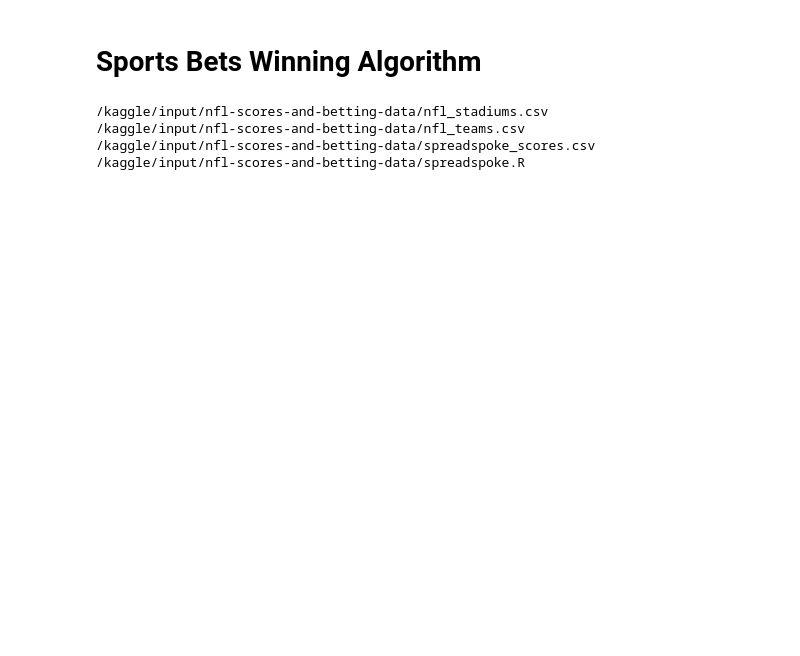
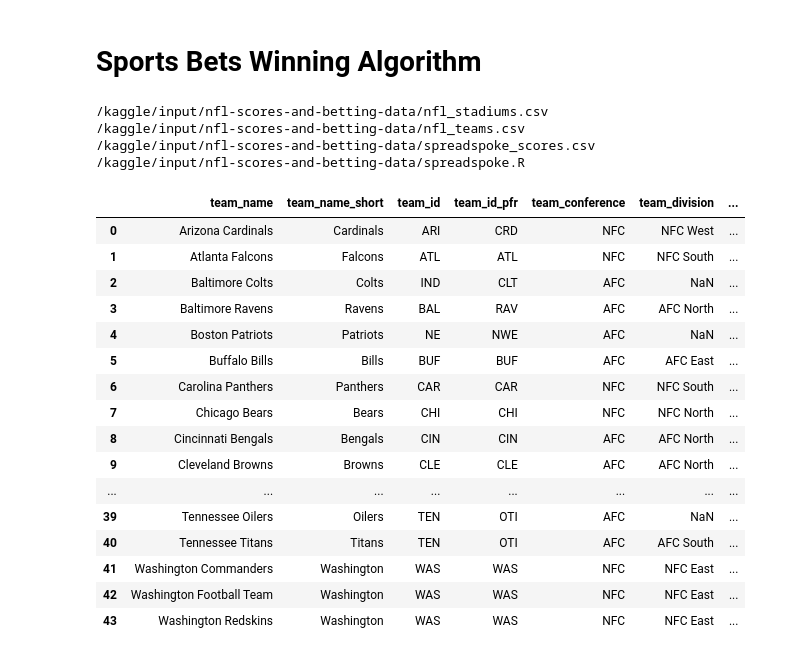
Before and after one commit to DaScient/Data-Science_Large_Pack, a Jupyter notebook: sports-bets-winning-algorithm.ipynb, the cells around one changed output. Saved outputs shown, nothing was run; the diff lists cells and outputs as text; code cells hidden in the pictures; blank space fills up the shorter version.

```diff
--- a/sports-bets-winning-algorithm.ipynb
+++ b/sports-bets-winning-algorithm.ipynb
@@ -32 +50,21 @@ scores = pd.read_csv("/kaggle/input/nfl-scores-and-betting-data/spreadspoke_scor
+# %%
+teams#[teams.team_name == 'Atlanta Falcons']
+# %% [output]
+|  | team_name | team_name_short | team_id | team_id_pfr | team_conference | team_division | ... |
+| 0 | Arizona Cardinals | Cardinals | ARI | CRD | NFC | NFC West | ... |
+| 1 | Atlanta Falcons | Falcons | ATL | ATL | NFC | NFC South | ... |
+| 2 | Baltimore Colts | Colts | IND | CLT | AFC | NaN | ... |
+| 3 | Baltimore Ravens | Ravens | BAL | RAV | AFC | AFC North | ... |
+| 4 | Boston Patriots | Patriots | NE | NWE | AFC | NaN | ... |
+| 5 | Buffalo Bills | Bills | BUF | BUF | AFC | AFC East | ... |
+| 6 | Carolina Panthers | Panthers | CAR | CAR | NFC | NFC South | ... |
+| 7 | Chicago Bears | Bears | CHI | CHI | NFC | NFC North | ... |
+| 8 | Cincinnati Bengals | Bengals | CIN | CIN | AFC | AFC North | ... |
+| 9 | Cleveland Browns | Browns | CLE | CLE | AFC | AFC North | ... |
+| ... | ... | ... | ... | ... | ... | ... | ... |
+| 39 | Tennessee Oilers | Oilers | TEN | OTI | AFC | NaN | ... |
+| 40 | Tennessee Titans | Titans | TEN | OTI | AFC | AFC South | ... |
+| 41 | Washington Commanders | Washington | WAS | WAS | NFC | NFC East | ... |
+| 42 | Washington Football Team | Washington | WAS | WAS | NFC | NFC East | ... |
+| 43 | Washington Redskins | Washington | WAS | WAS | NFC | NFC East | ... |
 # %%
```
Also changed, not shown: parts of 9 cells of this notebook.
